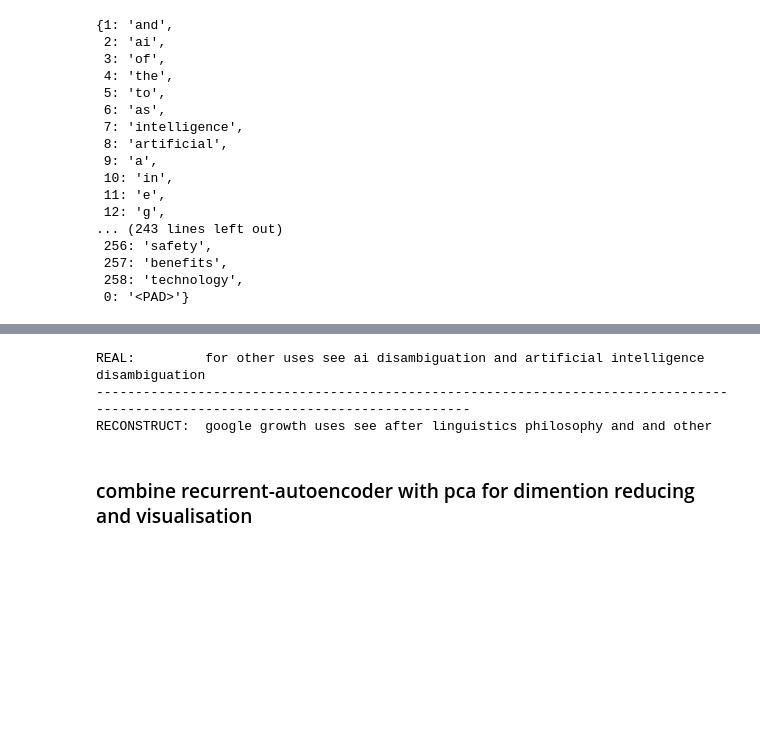
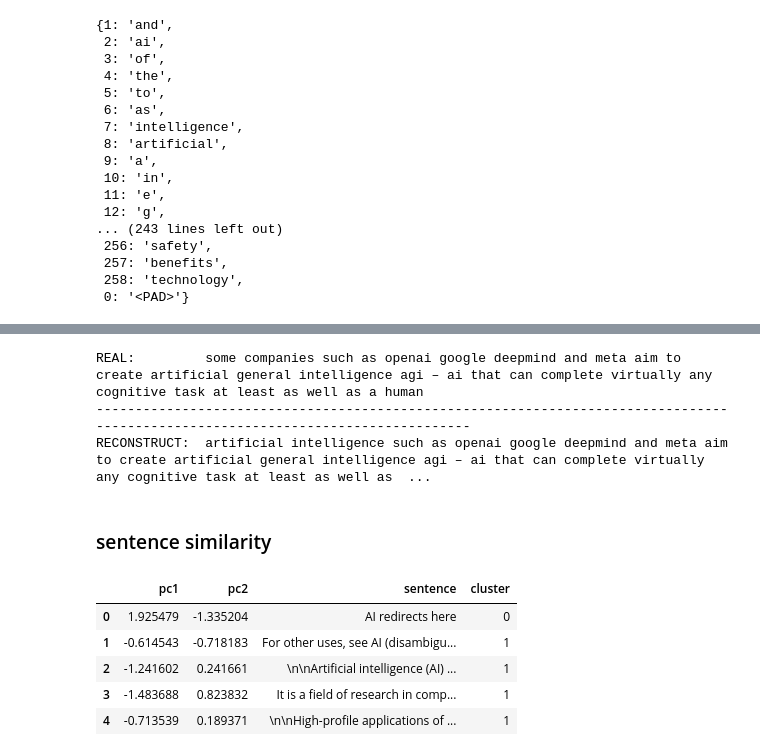
Before and after one commit to data-era191/recurrent_autoencoder_fashion_mnist_tensorflow, a Jupyter notebook: recurrent-autoencoder.ipynb, the cells around one changed output, grey strips where cells are left out. Cells and saved outputs as stored; diff of their text form; code cells hidden in the pictures; blank space fills up the shorter version.

```diff
--- a/recurrent-autoencoder.ipynb
+++ b/recurrent-autoencoder.ipynb
@@ -199,6 +200,6 @@ compression.shape
 (28, 30)
 # %%
-n =1
+n =20
 
 real_sentence = decode_sequence(x[n])
 reconstructed_sentence = decode_sequence(pred_ids[n])
@@ -207,21 +208,31 @@ print("REAL:        ", real_sentence)
 print("---------------------------------------------------------------------------------------------------------------------------------")
 print("RECONSTRUCT: ", reconstructed_sentence)
 # %% [output]
-REAL:         for other uses see ai disambiguation and artificial intelligence disambiguation
+REAL:         some companies such as openai google deepmind and meta aim to create artificial general intelligence agi – ai that can complete virtually any cognitive task at least as well as a human
 ---------------------------------------------------------------------------------------------------------------------------------
-RECONSTRUCT:  google growth uses see after linguistics philosophy and and other
+RECONSTRUCT:  artificial intelligence such as openai google deepmind and meta aim to create artificial general intelligence agi – ai that can complete virtually any cognitive task at least as well as  ...
-# %% [markdown]
-### combine recurrent-autoencoder with pca for dimention reducing and visualisation
+# %% [markdown]
+### sentence similarity
 # %%
-pca=PCA()
-compression_2D=pca.fit_transform(compression)
+pca = PCA(n_components=2, random_state=42)
+compression_2D = pca.fit_transform(compression)
+
 df = pd.DataFrame({
-    "x": compression_2D[:,0],
-    "y": compression_2D[:,1],
+    "pc1": compression_2D[:, 0],
+    "pc2": compression_2D[:, 1],
     "sentence": text
 })
 
-fig = px.scatter(df, x="x", y="y", hover_data=["sentence"])
-fig.show()
-
-plt.show()
+bgm = BayesianGaussianMixture(
+    n_components=3,
+    random_state=42
+)
+df["cluster"] = bgm.fit_predict(compression_2D).astype(str)
+df.head()
+# %% [output]
+|  | pc1 | pc2 | sentence | cluster |
+| 0 | 1.925479 | -1.335204 | AI redirects here | 0 |
+| 1 | -0.614543 | -0.718183 | For other uses, see AI (disambigu... | 1 |
+| 2 | -1.241602 | 0.241661 | \n\nArtificial intelligence (AI) ... | 1 |
+| 3 | -1.483688 | 0.823832 | It is a field of research in comp... | 1 |
+| 4 | -0.713539 | 0.189371 | \n\nHigh-profile applications of ... | 1 |
```
Also changed, not shown: parts of 10 cells of this notebook, 3 other files.
